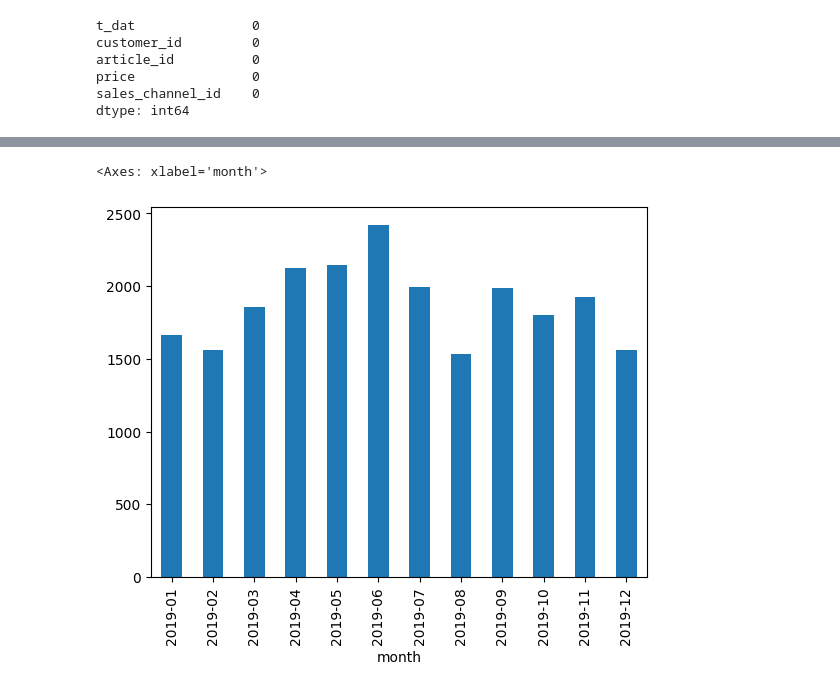
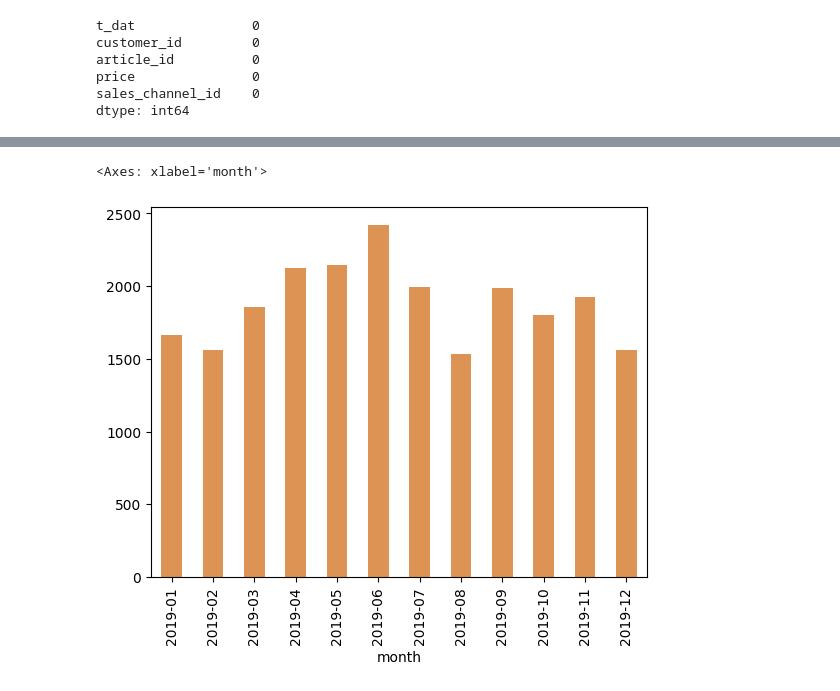
Before and after one commit to Be4hape/10th, a Jupyter notebook: project_cusmos/test1.ipynb, the cells around one changed output, grey strips where cells are left out. Saved outputs shown, nothing was run; the diff lists cells and outputs as text; code cells hidden in the pictures.

```diff
--- a/project_cusmos/test1.ipynb
+++ b/project_cusmos/test1.ipynb
@@ -80,14 +80,14 @@ dtype: int64
 # %%
 transaction["t_dat"] = pd.to_datetime(transaction["t_dat"]) # t_dat을 datetime타입으로 변환
 transaction["month"] = transaction["t_dat"].dt.strftime("%Y-%m") #월별 컬럼 생성
 CnT = customer.merge(transaction, on = 'customer_id', how = 'inner')
 
 
 month_price = CnT.groupby("month")["price"].sum()
-month_price.plot(kind = "bar") #월별 매출
+month_price.plot(kind = "bar", color = ['#DD9353']) #월별 매출
 # %% [output]
 <Axes: xlabel='month'>
-[figure, old version]
+[figure, new version]
 # %%
 month_price_fn1 = (
     CnT.loc[CnT["FN"] == 1].groupby("month")["price"].sum()
```
Also changed, not shown: parts of 11 cells of this notebook, 3 other files.
